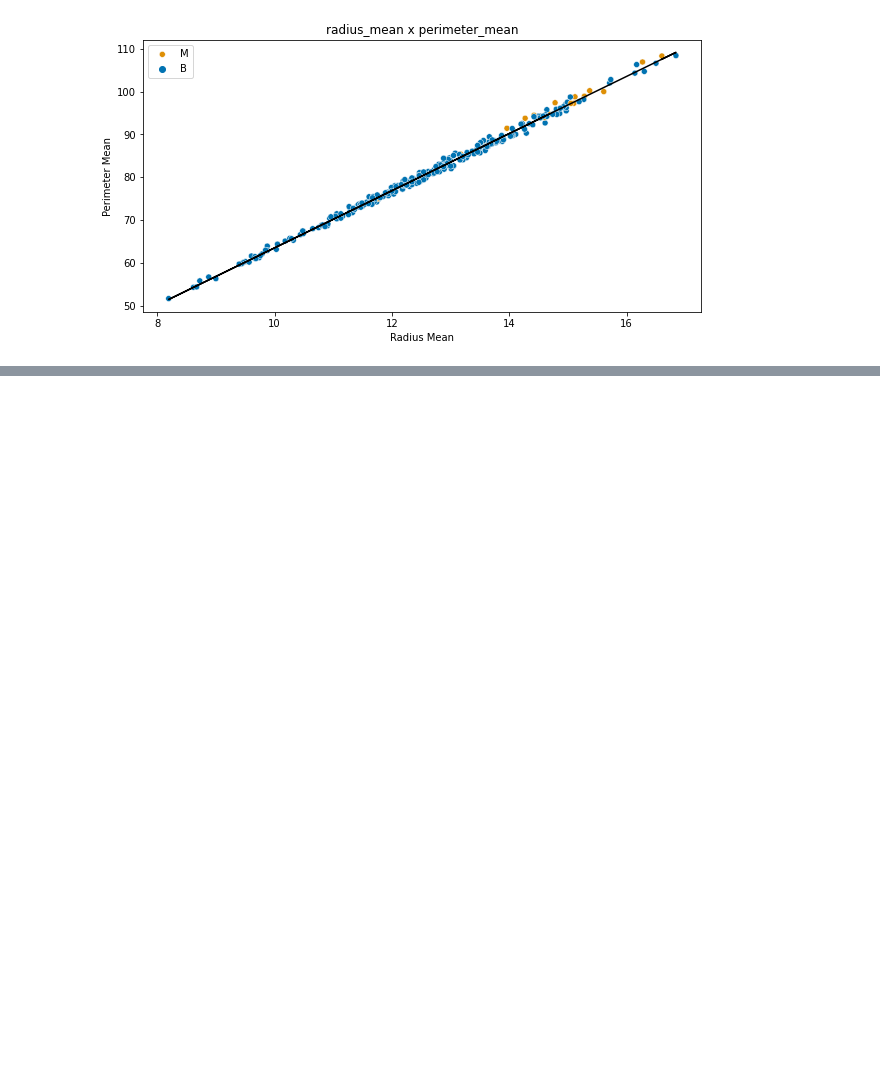
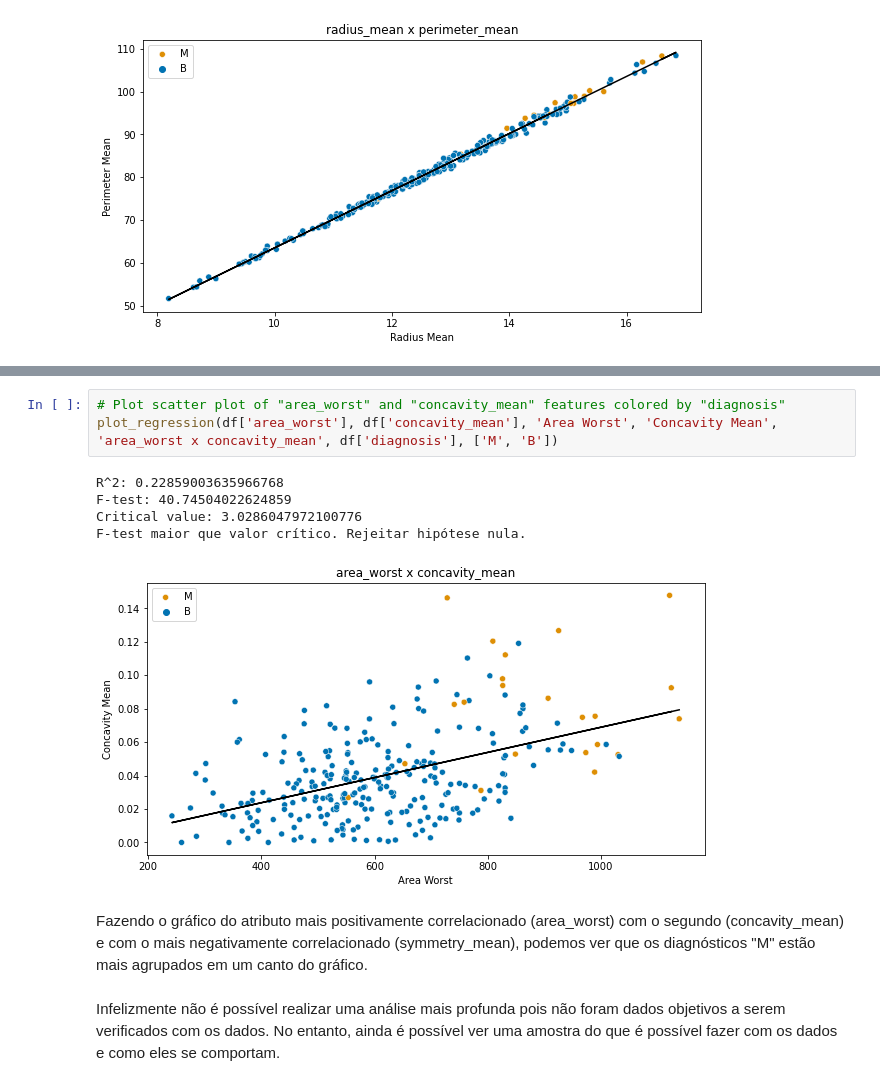
Before and after one commit to CeHaga-UFRJ/ml-ufrj-2022.2, a Jupyter notebook: linear_regression/tarefa1.ipynb, the cells around one changed output, grey strips where cells are left out. Drawn from its saved outputs; the diff is of its cells as text; blank space fills up the shorter version.

```diff
--- a/linear_regression/tarefa1.ipynb
+++ b/linear_regression/tarefa1.ipynb
@@ -261,0 +230,13 @@ F-test maior que valor crítico. Rejeitar hipótese nula.
+# %%
+# Plot scatter plot of "area_worst" and "concavity_mean" features colored by "diagnosis"
+plot_regression(df['area_worst'], df['concavity_mean'], 'Area Worst', 'Concavity Mean', 'area_worst x concavity_mean', df['diagnosis'], ['M', 'B'])
+# %% [output]
+R^2: 0.22859003635966768
+F-test: 40.74504022624859
+Critical value: 3.0286047972100776
+F-test maior que valor crítico. Rejeitar hipótese nula.
+[figure, added]
+# %% [markdown]
+Fazendo o gráfico do atributo mais positivamente correlacionado (area_worst) com o segundo (concavity_mean) e com o mais negativamente correlacionado (symmetry_mean), podemos ver que os diagnósticos "M" estão mais agrupados em um canto do gráfico.
+# %% [markdown]
+Infelizmente não é possível realizar uma análise mais profunda pois não foram dados objetivos a serem verificados com os dados. No entanto, ainda é possível ver uma amostra do que é possível fazer com os dados e como eles se comportam.
```
Also changed, not shown: parts of 5 cells of this notebook, 1 other file.
